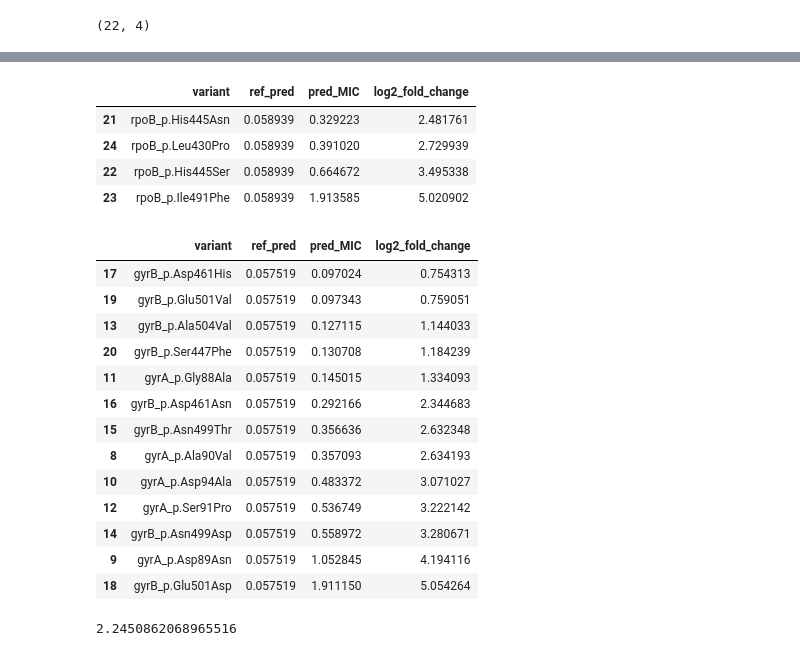
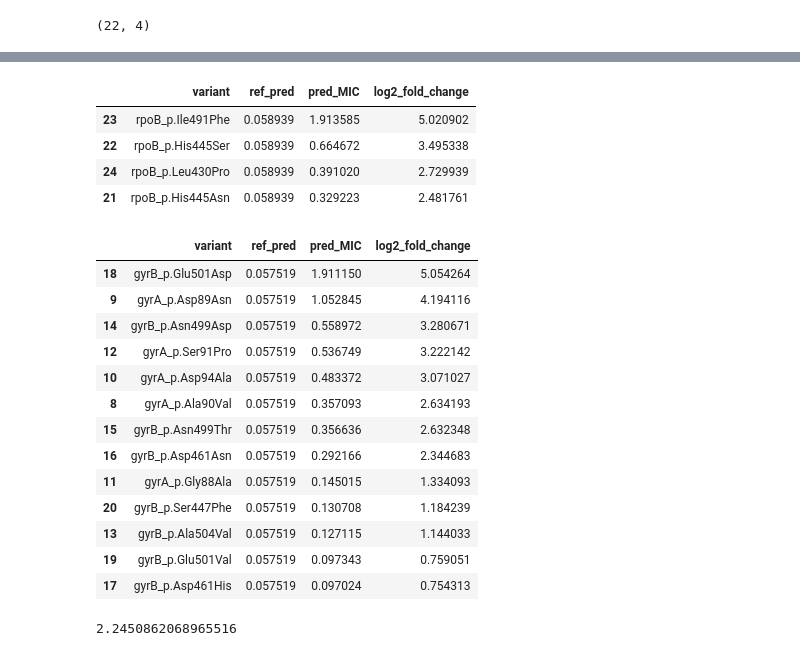
Before and after one commit to sanju99/MtbQuantCNN, a Jupyter notebook: analysis/insilico_analysis.ipynb, the cells around one changed output, grey strips where cells are left out. Cells and saved outputs as stored; diff of their text form; code cells hidden in the pictures.

```diff
--- a/analysis/insilico_analysis.ipynb
+++ b/analysis/insilico_analysis.ipynb
@@ -877,28 +891,28 @@ borderline_intermediate_mutations.sort_values("pred_MIC")[['variant', 'ref_pred'
 # %%
-borderline_intermediate_mutations.query("drug=='Rifampicin'").sort_values("pred_MIC")[['variant', 'ref_pred', 'pred_MIC', 'log2_fold_change']]
+borderline_intermediate_mutations.query("drug=='Rifampicin'").sort_values("pred_MIC", ascending=False)[['variant', 'ref_pred', 'pred_MIC', 'log2_fold_change']]
 # %% [output]
 |  | variant | ref_pred | pred_MIC | log2_fold_change |
+| 23 | rpoB_p.Ile491Phe | 0.058939 | 1.913585 | 5.020902 |
+| 22 | rpoB_p.His445Ser | 0.058939 | 0.664672 | 3.495338 |
+| 24 | rpoB_p.Leu430Pro | 0.058939 | 0.391020 | 2.729939 |
 | 21 | rpoB_p.His445Asn | 0.058939 | 0.329223 | 2.481761 |
-| 24 | rpoB_p.Leu430Pro | 0.058939 | 0.391020 | 2.729939 |
-| 22 | rpoB_p.His445Ser | 0.058939 | 0.664672 | 3.495338 |
-| 23 | rpoB_p.Ile491Phe | 0.058939 | 1.913585 | 5.020902 |
 # %%
-borderline_intermediate_mutations.query("drug=='Moxifloxacin'").sort_values("pred_MIC")[['variant', 'ref_pred', 'pred_MIC', 'log2_fold_change']]
+borderline_intermediate_mutations.query("drug=='Moxifloxacin'").sort_values("pred_MIC", ascending=False)[['variant', 'ref_pred', 'pred_MIC', 'log2_fold_change']]
 # %% [output]
 |  | variant | ref_pred | pred_MIC | log2_fold_change |
+| 18 | gyrB_p.Glu501Asp | 0.057519 | 1.911150 | 5.054264 |
+| 9 | gyrA_p.Asp89Asn | 0.057519 | 1.052845 | 4.194116 |
+| 14 | gyrB_p.Asn499Asp | 0.057519 | 0.558972 | 3.280671 |
+| 12 | gyrA_p.Ser91Pro | 0.057519 | 0.536749 | 3.222142 |
+| 10 | gyrA_p.Asp94Ala | 0.057519 | 0.483372 | 3.071027 |
+| 8 | gyrA_p.Ala90Val | 0.057519 | 0.357093 | 2.634193 |
+| 15 | gyrB_p.Asn499Thr | 0.057519 | 0.356636 | 2.632348 |
+| 16 | gyrB_p.Asp461Asn | 0.057519 | 0.292166 | 2.344683 |
+| 11 | gyrA_p.Gly88Ala | 0.057519 | 0.145015 | 1.334093 |
+| 20 | gyrB_p.Ser447Phe | 0.057519 | 0.130708 | 1.184239 |
+| 13 | gyrB_p.Ala504Val | 0.057519 | 0.127115 | 1.144033 |
+| 19 | gyrB_p.Glu501Val | 0.057519 | 0.097343 | 0.759051 |
 | 17 | gyrB_p.Asp461His | 0.057519 | 0.097024 | 0.754313 |
-| 19 | gyrB_p.Glu501Val | 0.057519 | 0.097343 | 0.759051 |
-| 13 | gyrB_p.Ala504Val | 0.057519 | 0.127115 | 1.144033 |
-| 20 | gyrB_p.Ser447Phe | 0.057519 | 0.130708 | 1.184239 |
-| 11 | gyrA_p.Gly88Ala | 0.057519 | 0.145015 | 1.334093 |
-| 16 | gyrB_p.Asp461Asn | 0.057519 | 0.292166 | 2.344683 |
-| 15 | gyrB_p.Asn499Thr | 0.057519 | 0.356636 | 2.632348 |
-| 8 | gyrA_p.Ala90Val | 0.057519 | 0.357093 | 2.634193 |
-| 10 | gyrA_p.Asp94Ala | 0.057519 | 0.483372 | 3.071027 |
-| 12 | gyrA_p.Ser91Pro | 0.057519 | 0.536749 | 3.222142 |
-| 14 | gyrB_p.Asn499Asp | 0.057519 | 0.558972 | 3.280671 |
-| 9 | gyrA_p.Asp89Asn | 0.057519 | 1.052845 | 4.194116 |
-| 18 | gyrB_p.Glu501Asp | 0.057519 | 1.911150 | 5.054264 |
 # %%
 df_MXF = pd.read_csv(f"{data_dir}/MXF/data_for_model.csv")
 # %%
```
Also changed, not shown: parts of 8 cells of this notebook, 25 other files.
